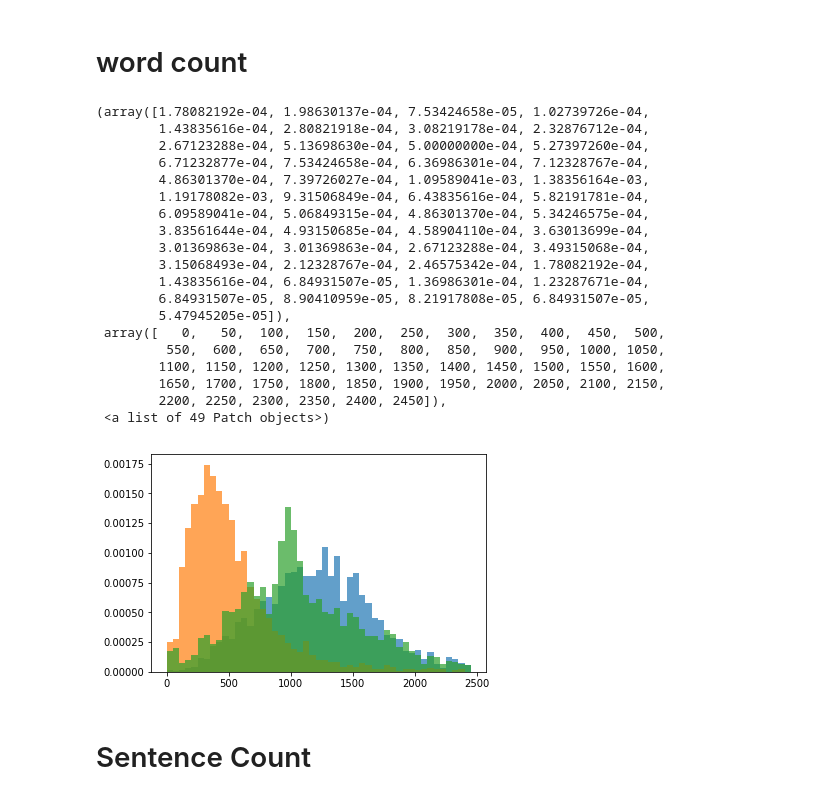
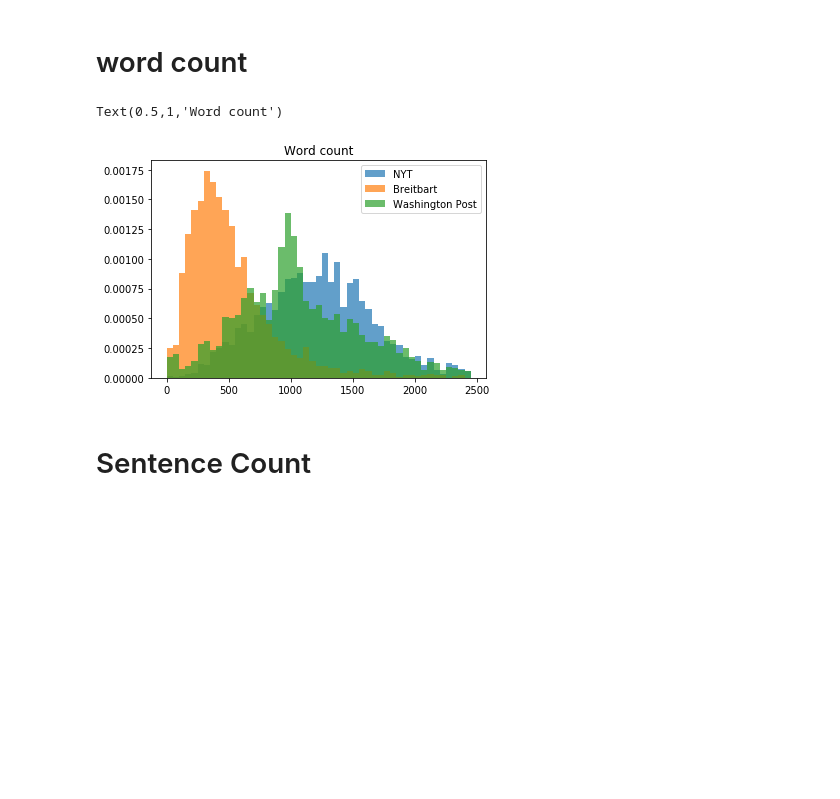
Before and after one commit to jwymbs23/insight, a Jupyter notebook: eda_news_articles.ipynb, the cells around one changed output. Drawn from its saved outputs; the diff is of its cells as text; code cells hidden in the pictures; blank space fills up the shorter version.

Commit message:
feeature plots

```diff
--- a/eda_news_articles.ipynb
+++ b/eda_news_articles.ipynb
@@ -124,28 +123,12 @@ wapo_wc = [len(text) for text in wapo_word]
 # %%
 plt.hist(nyt_wc, bins = list(range(0,2500,50)),   normed = True, alpha = 0.7)
 plt.hist(breit_wc, bins = list(range(0,2500,50)), normed = True, alpha = 0.7)
 plt.hist(wapo_wc, bins = list(range(0,2500,50)),  normed = True, alpha = 0.7)
+plt.legend(labels = ['NYT', 'Breitbart', 'Washington Post'])
+plt.title("Word count")
 # %% [output]
-(array([1.78082192e-04, 1.98630137e-04, 7.53424658e-05, 1.02739726e-04,
-        1.43835616e-04, 2.80821918e-04, 3.08219178e-04, 2.32876712e-04,
-        2.67123288e-04, 5.13698630e-04, 5.00000000e-04, 5.27397260e-04,
-        6.71232877e-04, 7.53424658e-04, 6.36986301e-04, 7.12328767e-04,
-        4.86301370e-04, 7.39726027e-04, 1.09589041e-03, 1.38356164e-03,
-        1.19178082e-03, 9.31506849e-04, 6.43835616e-04, 5.82191781e-04,
-        6.09589041e-04, 5.06849315e-04, 4.86301370e-04, 5.34246575e-04,
-        3.83561644e-04, 4.93150685e-04, 4.58904110e-04, 3.63013699e-04,
-        3.01369863e-04, 3.01369863e-04, 2.67123288e-04, 3.49315068e-04,
-        3.15068493e-04, 2.12328767e-04, 2.46575342e-04, 1.78082192e-04,
-        1.43835616e-04, 6.84931507e-05, 1.36986301e-04, 1.23287671e-04,
-        6.84931507e-05, 8.90410959e-05, 8.21917808e-05, 6.84931507e-05,
-        5.47945205e-05]),
- array([   0,   50,  100,  150,  200,  250,  300,  350,  400,  450,  500,
-         550,  600,  650,  700,  750,  800,  850,  900,  950, 1000, 1050,
-        1100, 1150, 1200, 1250, 1300, 1350, 1400, 1450, 1500, 1550, 1600,
-        1650, 1700, 1750, 1800, 1850, 1900, 1950, 2000, 2050, 2100, 2150,
-        2200, 2250, 2300, 2350, 2400, 2450]),
- <a list of 49 Patch objects>)
+Text(0.5,1,'Word count')
-[figure, old version]
+[figure, new version]
 # %% [markdown]
 # Sentence Count
 # %%
```
Also changed, not shown: parts of 18 cells of this notebook.
